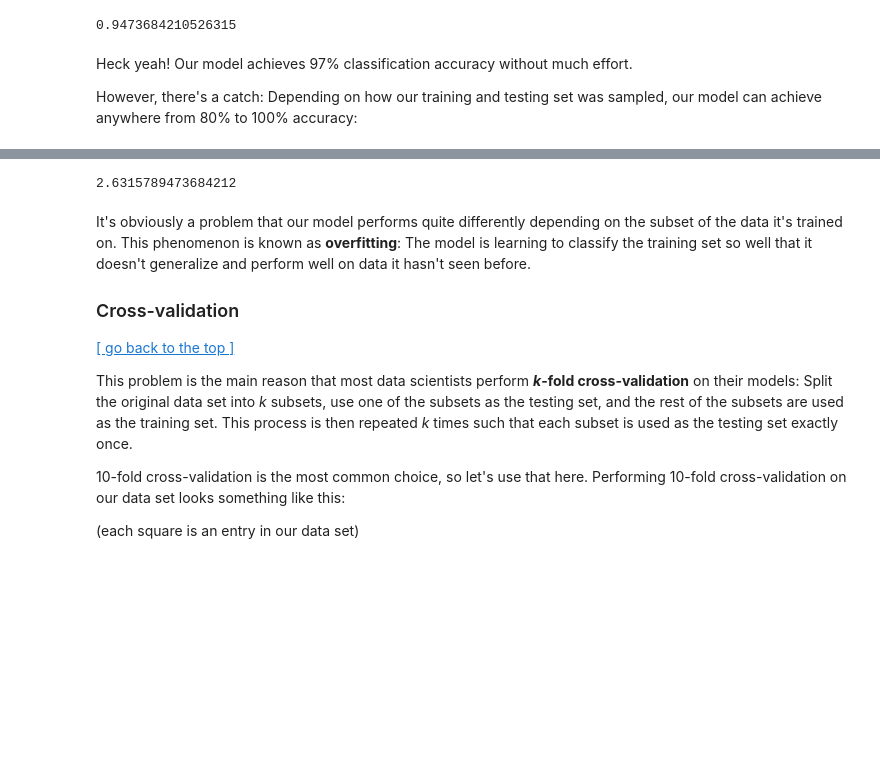
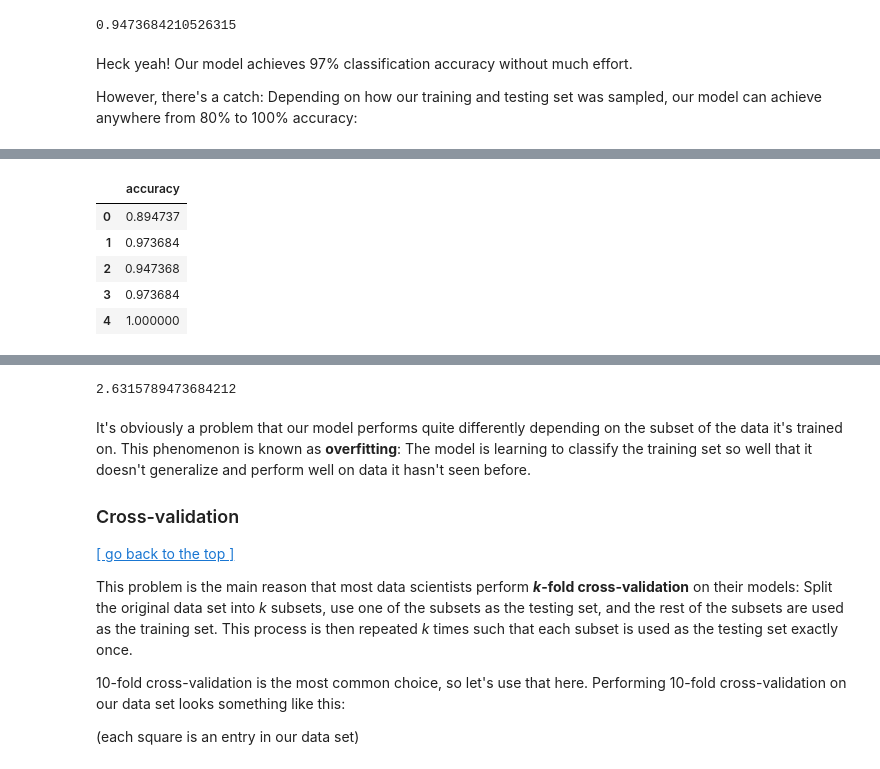
Before and after one commit to ValRCS/RTU_Data_Analysis_Visualization_CPD, a Jupyter notebook: notebooks/day4_Irises_Data_Analysis_Workflow_Classification_Clustering.ipynb, the cells around one changed output, grey strips where cells are left out. Drawn from its saved outputs; the diff is of its cells as text; code cells hidden in the pictures; blank space fills up the shorter version.

```diff
--- a/notebooks/day4_Irises_Data_Analysis_Workflow_Classification_Clustering.ipynb
+++ b/notebooks/day4_Irises_Data_Analysis_Workflow_Classification_Clustering.ipynb
@@ -1114,0 +1157,11 @@ plt.hist(model_accuracies)
+# %%
+# let's transfer model_accuracies to new dataframe
+accuracy_df = pd.DataFrame({'accuracy': model_accuracies})
+accuracy_df.head()
+# %% [output]
+|  | accuracy |
+| 0 | 0.894737 |
+| 1 | 0.973684 |
+| 2 | 0.947368 |
+| 3 | 0.973684 |
+| 4 | 1.000000 |
```
Also changed, not shown: parts of 35 cells of this notebook.
